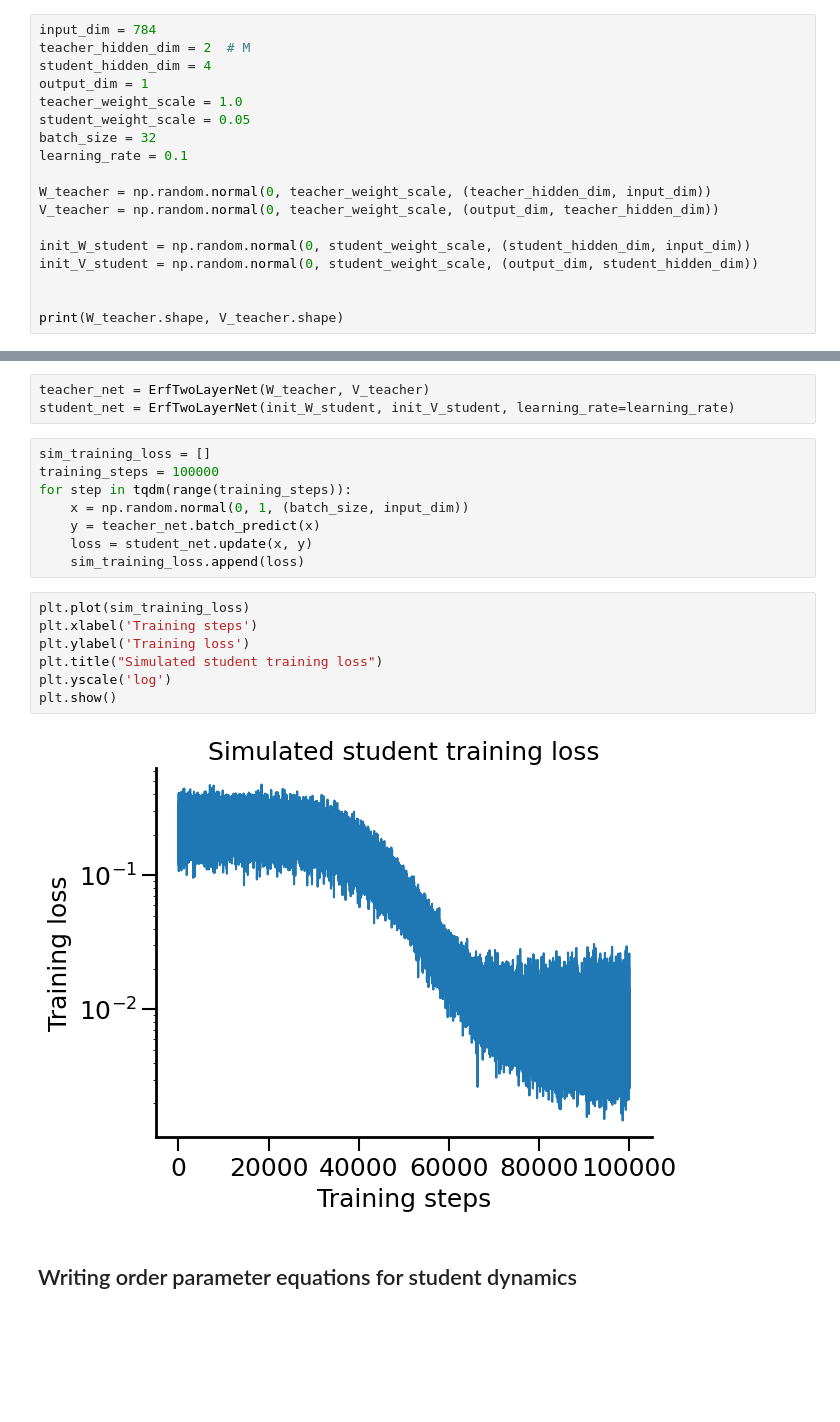
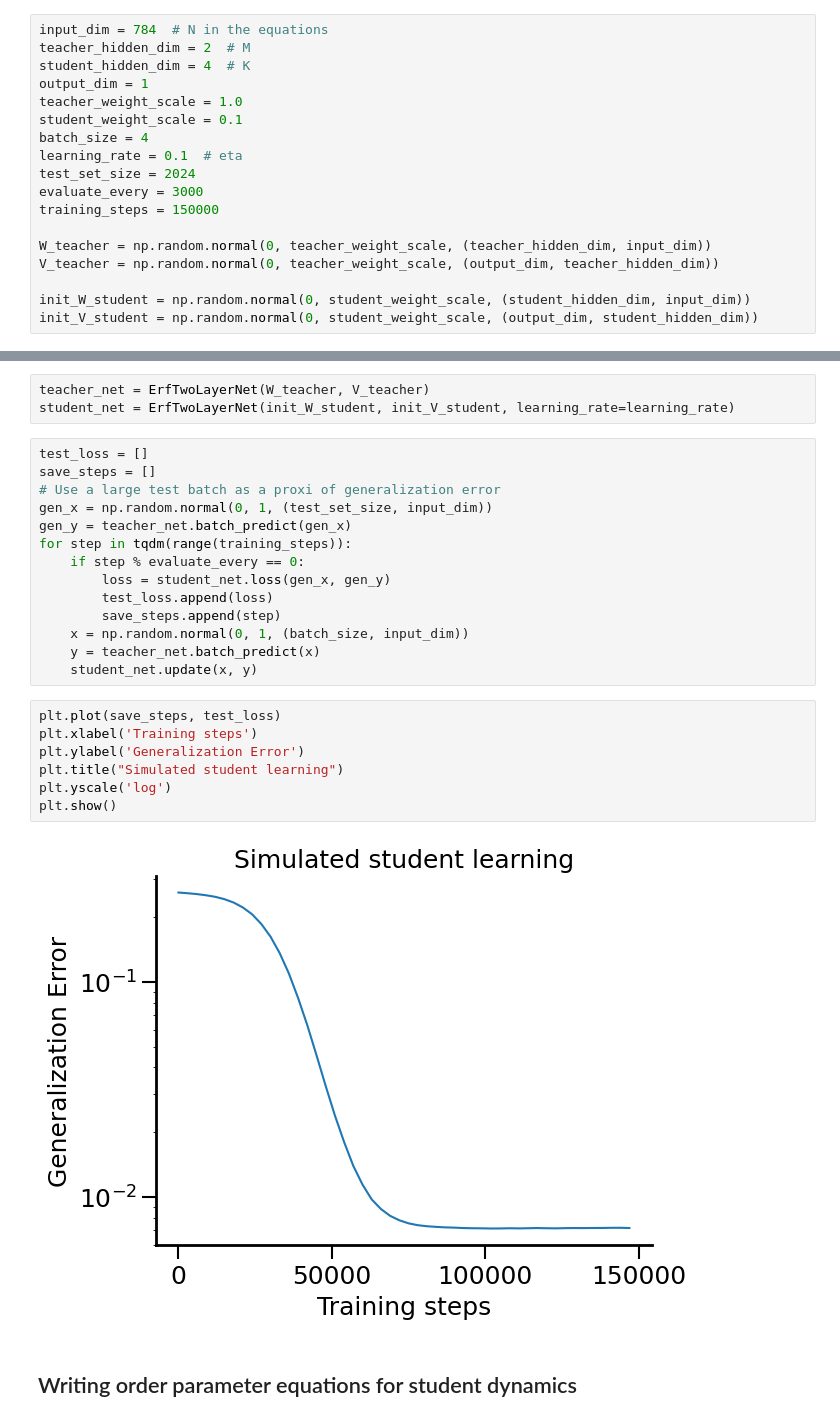
Before and after one commit to rodrigcd/saxe_lab_tutorial_2024, a Jupyter notebook: full_tutorial.ipynb, the cells around one changed output, grey strips where cells are left out. Cells and saved outputs as stored; diff of their text form; blank space fills up the shorter version.

```diff
--- a/full_tutorial.ipynb
+++ b/full_tutorial.ipynb
@@ -89,20 +128,20 @@ class ErfTwoLayerNet(object):
 # %% [markdown]
 ## Defining teacher and student parameters
 # %%
-input_dim = 784
+input_dim = 784  # N in the equations
 teacher_hidden_dim = 2  # M
-student_hidden_dim = 4
+student_hidden_dim = 4  # K
 output_dim = 1
 teacher_weight_scale = 1.0
-student_weight_scale = 0.05
-batch_size = 32
-learning_rate = 0.1
+student_weight_scale = 0.1
+batch_size = 4
+learning_rate = 0.1  # eta
+test_set_size = 2024
+evaluate_every = 3000
+training_steps = 150000
 
 W_teacher = np.random.normal(0, teacher_weight_scale, (teacher_hidden_dim, input_dim))
 V_teacher = np.random.normal(0, teacher_weight_scale, (output_dim, teacher_hidden_dim))
 
 init_W_student = np.random.normal(0, student_weight_scale, (student_hidden_dim, input_dim))
 init_V_student = np.random.normal(0, student_weight_scale, (output_dim, student_hidden_dim))
-
-
-print(W_teacher.shape, V_teacher.shape)
@@ -112,21 +149,27 @@ print(W_teacher.shape, V_teacher.shape)
 teacher_net = ErfTwoLayerNet(W_teacher, V_teacher)
 student_net = ErfTwoLayerNet(init_W_student, init_V_student, learning_rate=learning_rate)
 # %%
-sim_training_loss = []
-training_steps = 100000
+test_loss = []
+save_steps = []
+# Use a large test batch as a proxi of generalization error
+gen_x = np.random.normal(0, 1, (test_set_size, input_dim))
+gen_y = teacher_net.batch_predict(gen_x)
 for step in tqdm(range(training_steps)):
+    if step % evaluate_every == 0:
+        loss = student_net.loss(gen_x, gen_y)
+        test_loss.append(loss)
+        save_steps.append(step)
     x = np.random.normal(0, 1, (batch_size, input_dim))
     y = teacher_net.batch_predict(x)
-    loss = student_net.update(x, y)
-    sim_training_loss.append(loss)
+    student_net.update(x, y)
 # %%
-plt.plot(sim_training_loss)
+plt.plot(save_steps, test_loss)
 plt.xlabel('Training steps')
-plt.ylabel('Training loss')
-plt.title("Simulated student training loss")
+plt.ylabel('Generalization Error')
+plt.title("Simulated student learning")
 plt.yscale('log')
 plt.show()
 # %% [output]
-[figure, old version]
+[figure, new version]
 # %% [markdown]
 ## Writing order parameter equations for student dynamics
```
Also changed, not shown: parts of 25 cells of this notebook, 2 other files.
